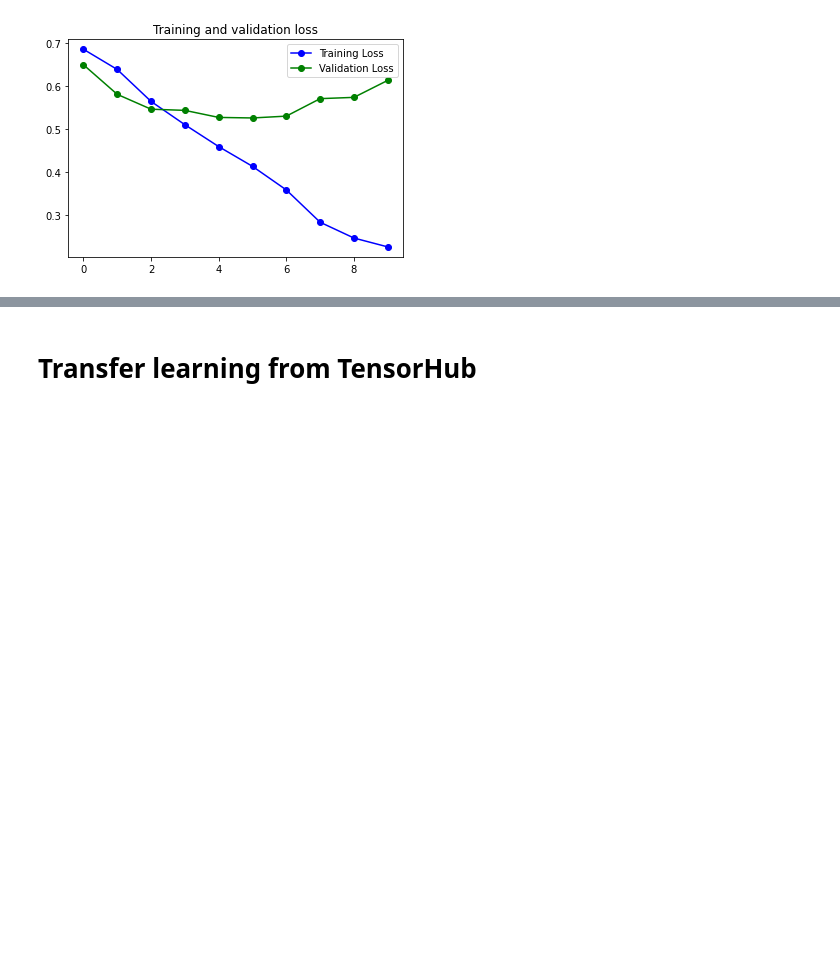
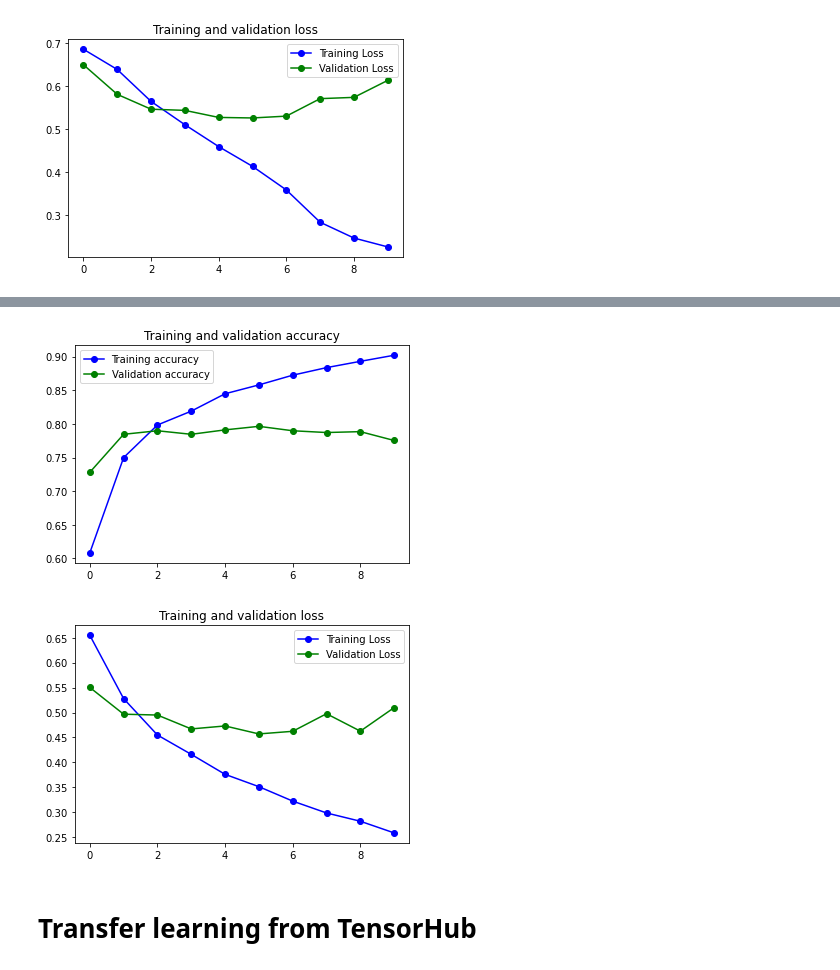
Before and after one commit to peremartra/TensorFlowCertification, a Jupyter notebook: NLPBinary.ipynb, the cells around one changed output, grey strips where cells are left out. Saved outputs shown, nothing was run; the diff lists cells and outputs as text; code cells hidden in the pictures; blank space fills up the shorter version.

```diff
--- a/NLPBinary.ipynb
+++ b/NLPBinary.ipynb
@@ -759,0 +774,5 @@ plot_loss_acc(history5)
+# %%
+# Build the model
+model6 = get_model(6)
+# Print the model summary
+model6.summary()
@@ -759,0 +797,5 @@ plot_loss_acc(history5)
+# %%
+# Set the training parameters
+model6.compile(loss='binary_crossentropy', optimizer='adam', metrics=['accuracy'])
+history6 = model6.fit(padded, y_train, epochs=gEpochs,
+          validation_data=(validation_padded, y_val))
@@ -760,3 +843,8 @@ plot_loss_acc(history5)
+# %%
+plot_loss_acc(history6)
+# %% [output]
+[figure, added]
+[figure, added]
 # %% [markdown]
 # Transfer learning from TensorHub
 # %%
```
Also changed, not shown: parts of 14 cells of this notebook, 1 other file.
